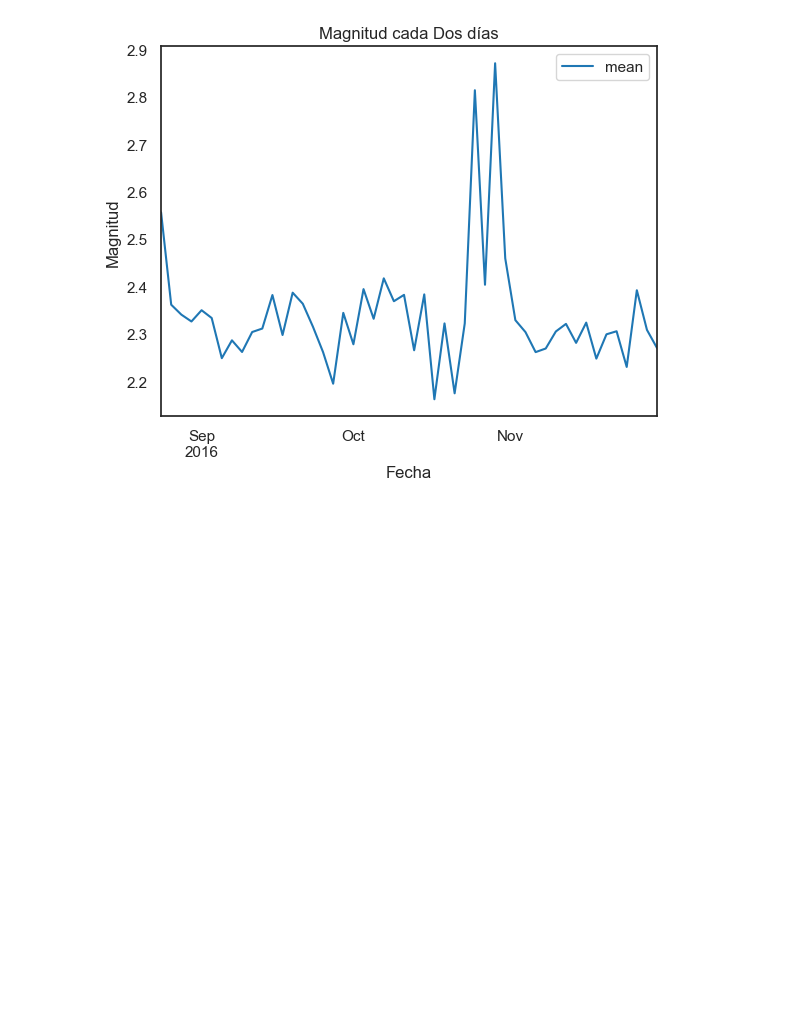
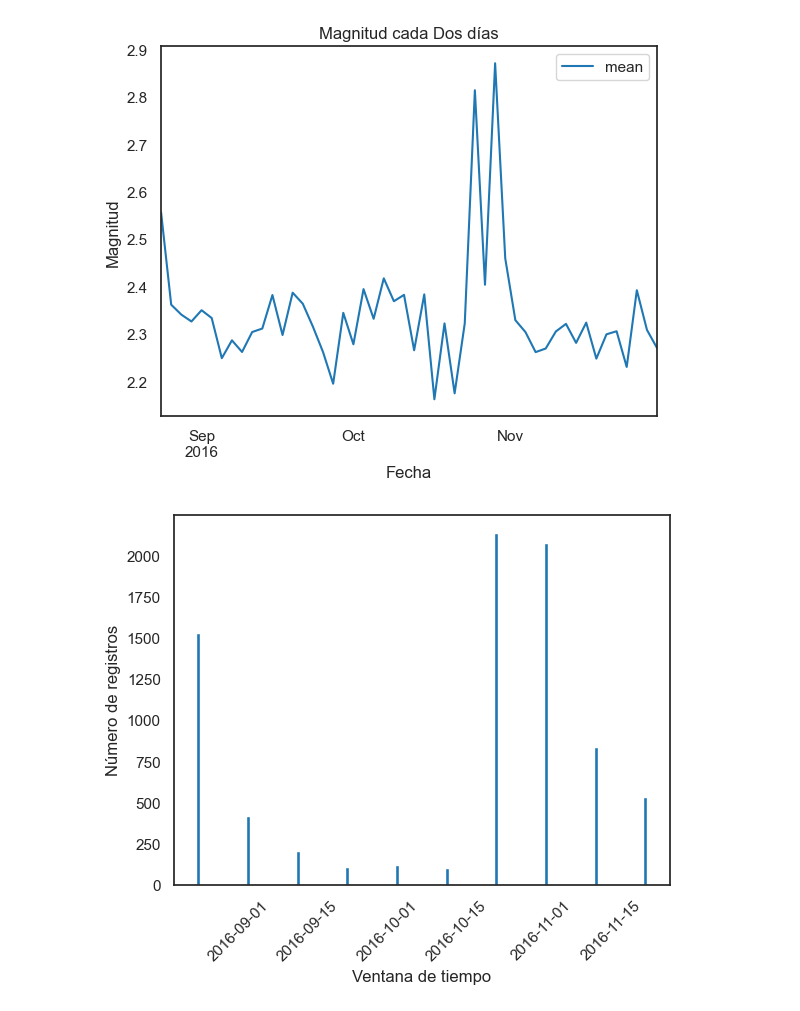
Before and after one commit to MrBloom911/SismicOperations, a Jupyter notebook: ProyectoComp2.ipynb, the cells around one changed output. Saved outputs shown, nothing was run; the diff lists cells and outputs as text; code cells hidden in the pictures; blank space fills up the shorter version.

```diff
--- a/ProyectoComp2.ipynb
+++ b/ProyectoComp2.ipynb
@@ -57,3 +59,9 @@ plt.xlabel("Fecha")
 plt.savefig("SerieTiempo.png")
 # %% [output]
 [figure]
+# %%
+df['Time']=pd.to_datetime(df['Time'])
+
+VentanaTiempo= '10D'
+Dfagrup = df.groupby(pd.Grouper(key='Time', freq=VentanaTiempo))
+IndiceVentana=0
@@ -59,0 +70,12 @@ plt.savefig("SerieTiempo.png")
+# %%
+# Obtener el conteo de registros por grupo
+group_counts = Dfagrup.size()
+
+# Visualizar el conteo de registros en un gráfico de barras
+plt.bar(group_counts.index, group_counts.values)
+plt.xlabel('Ventana de tiempo')
+plt.ylabel('Número de registros')
+plt.xticks(rotation=45)
+plt.show()
+# %% [output]
+[figure, added]
```
Also changed, not shown: parts of 26 cells of this notebook, 1 other file.
